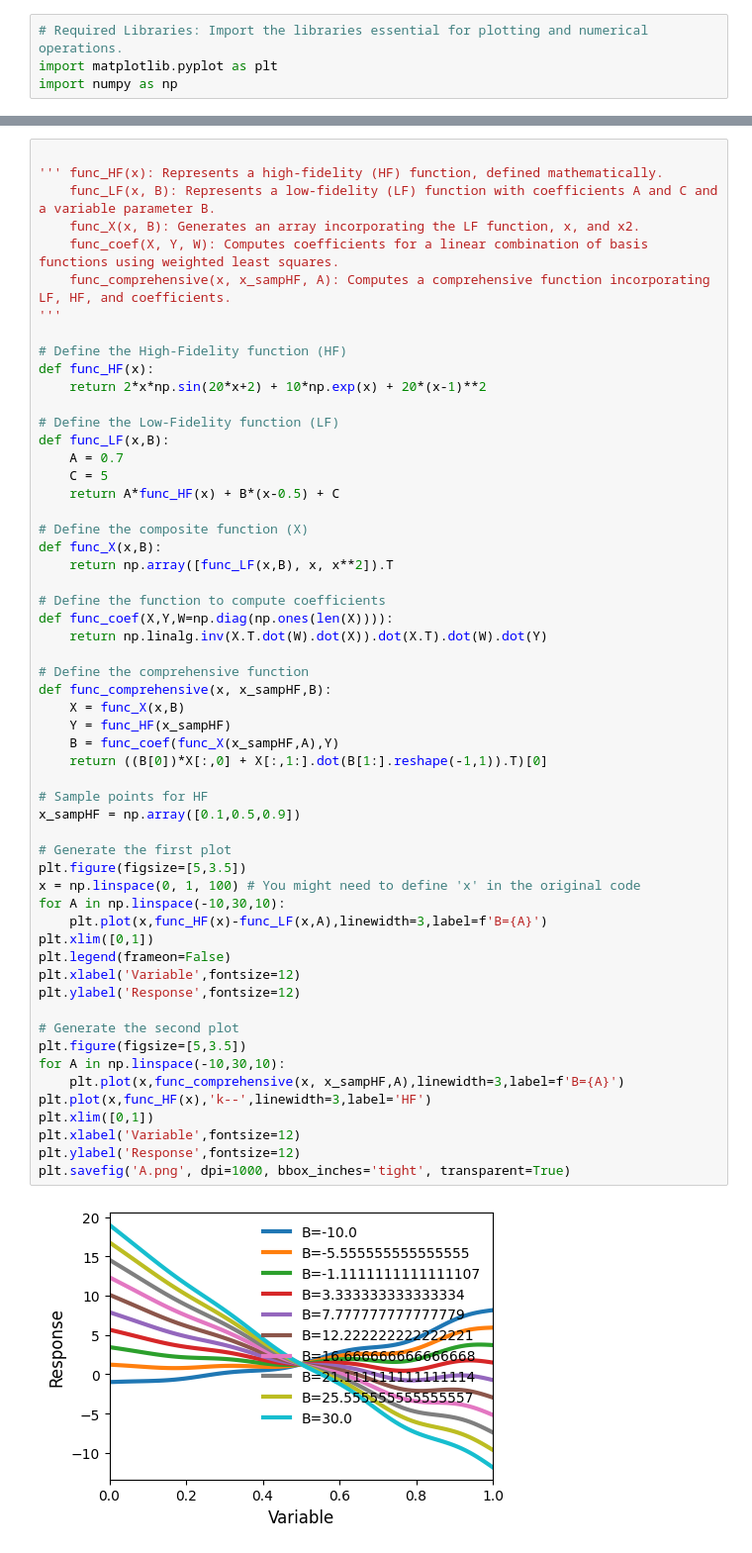
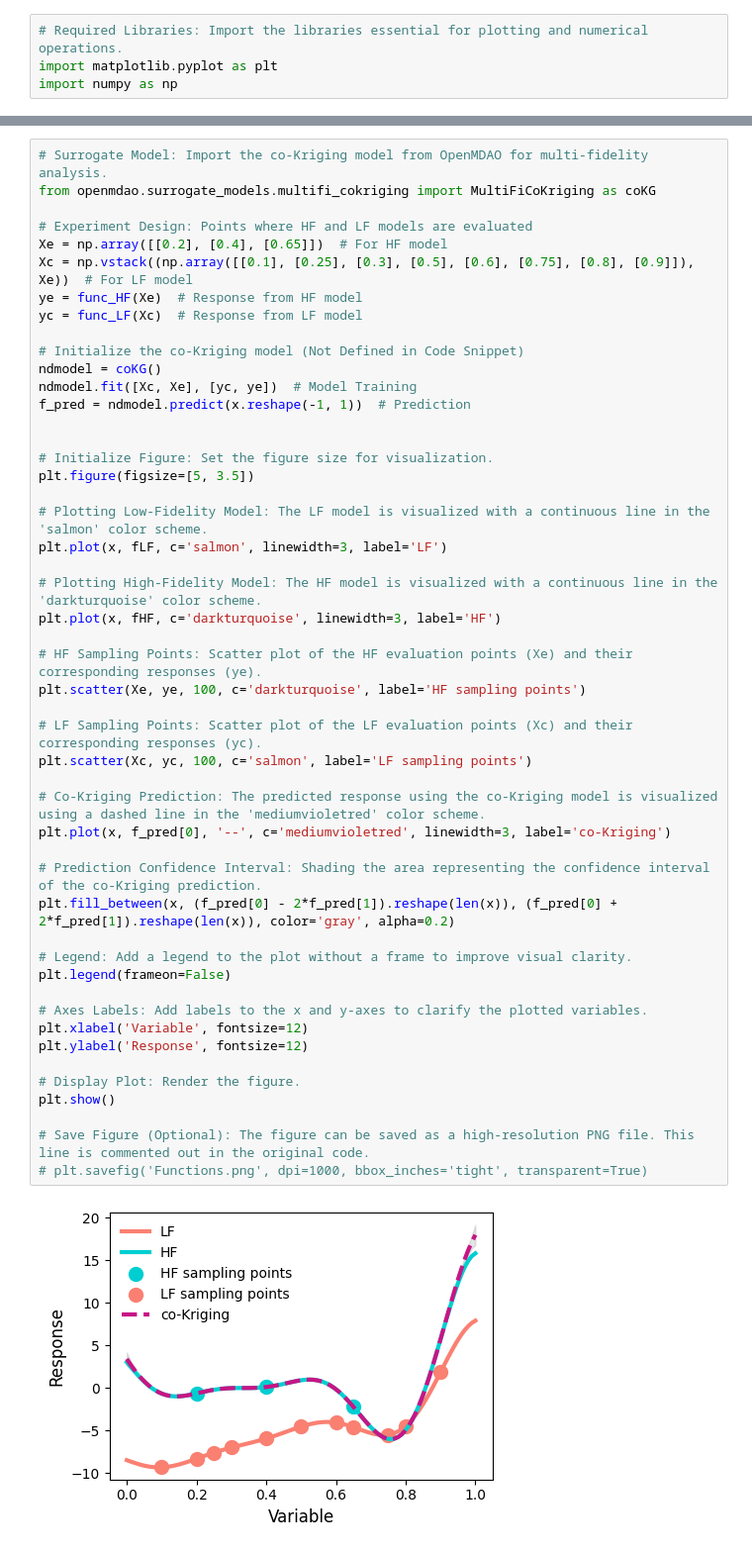
Before and after one commit to mgisellef/ReviewOfMultiFidelityModels_ToyProblems, a Jupyter notebook: Benchmark_Functions.ipynb, the cells around one changed output, grey strips where cells are left out. Shown: that part at 99% size. Drawn from its saved outputs; the diff is of its cells as text.

Commit message:
Added Forrester function to Benchmark functions

```diff
--- a/Benchmark_Functions.ipynb
+++ b/Benchmark_Functions.ipynb
@@ -119,58 +167,51 @@ plt.savefig('Comprehensive.png', dpi=1000, bbox_inches='tight', transparent=True
 # %%
+# Surrogate Model: Import the co-Kriging model from OpenMDAO for multi-fidelity analysis.
+from openmdao.surrogate_models.multifi_cokriging import MultiFiCoKriging as coKG
 
-''' func_HF(x): Represents a high-fidelity (HF) function, defined mathematically.
-    func_LF(x, B): Represents a low-fidelity (LF) function with coefficients A and C and a variable parameter B.
-    func_X(x, B): Generates an array incorporating the LF function, x, and x2.
-    func_coef(X, Y, W): Computes coefficients for a linear combination of basis functions using weighted least squares.
-    func_comprehensive(x, x_sampHF, A): Computes a comprehensive function incorporating LF, HF, and coefficients.
-'''
+# Experiment Design: Points where HF and LF models are evaluated
+Xe = np.array([[0.2], [0.4], [0.65]])  # For HF model
+Xc = np.vstack((np.array([[0.1], [0.25], [0.3], [0.5], [0.6], [0.75], [0.8], [0.9]]), Xe))  # For LF model
+ye = func_HF(Xe)  # Response from HF model
+yc = func_LF(Xc)  # Response from LF model
 
-# Define the High-Fidelity function (HF)
-def func_HF(x):
-    return 2*x*np.sin(20*x+2) + 10*np.exp(x) + 20*(x-1)**2
+# Initialize the co-Kriging model (Not Defined in Code Snippet)
+ndmodel = coKG()
+ndmodel.fit([Xc, Xe], [yc, ye])  # Model Training
+f_pred = ndmodel.predict(x.reshape(-1, 1))  # Prediction
 
-# Define the Low-Fidelity function (LF)
-def func_LF(x,B):
-    A = 0.7
-    C = 5
-    return A*func_HF(x) + B*(x-0.5) + C
 
-# Define the composite function (X)
-def func_X(x,B):
-    return np.array([func_LF(x,B), x, x**2]).T
+# Initialize Figure: Set the figure size for visualization.
+plt.figure(figsize=[5, 3.5])
 
-# Define the function to compute coefficients
-def func_coef(X,Y,W=np.diag(np.ones(len(X)))):
-    return np.linalg.inv(X.T.dot(W).dot(X)).dot(X.T).dot(W).dot(Y)
+# Plotting Low-Fidelity Model: The LF model is visualized with a continuous line in the 'salmon' color scheme.
+plt.plot(x, fLF, c='salmon', linewidth=3, label='LF')
 
-# Define the comprehensive function
-def func_comprehensive(x, x_sampHF,B):
-    X = func_X(x,B)
-    Y = func_HF(x_sampHF)
-    B = func_coef(func_X(x_sampHF,A),Y)
-    return ((B[0])*X[:,0] + X[:,1:].dot(B[1:].reshape(-1,1)).T)[0]
+# Plotting High-Fidelity Model: The HF model is visualized with a continuous line in the 'darkturquoise' color scheme.
+plt.plot(x, fHF, c='darkturquoise', linewidth=3, label='HF')
 
-# Sample points for HF
-x_sampHF = np.array([0.1,0.5,0.9])
+# HF Sampling Points: Scatter plot of the HF evaluation points (Xe) and their corresponding responses (ye).
+plt.scatter(Xe, ye, 100, c='darkturquoise', label='HF sampling points')
 
-# Generate the first plot
-plt.figure(figsize=[5,3.5])
-x = np.linspace(0, 1, 100) # You might need to define 'x' in the original code
-for A in np.linspace(-10,30,10):
-    plt.plot(x,func_HF(x)-func_LF(x,A),linewidth=3,label=f'B={A}')
-plt.xlim([0,1])
+# LF Sampling Points: Scatter plot of the LF evaluation points (Xc) and their corresponding responses (yc).
+plt.scatter(Xc, yc, 100, c='salmon', label='LF sampling points')
+
+# Co-Kriging Prediction: The predicted response using the co-Kriging model is visualized using a dashed line in the 'mediumvioletred' color scheme.
+plt.plot(x, f_pred[0], '--', c='mediumvioletred', linewidth=3, label='co-Kriging')
+
+# Prediction Confidence Interval: Shading the area representing the confidence interval of the co-Kriging prediction.
+plt.fill_between(x, (f_pred[0] - 2*f_pred[1]).reshape(len(x)), (f_pred[0] + 2*f_pred[1]).reshape(len(x)), color='gray', alpha=0.2)
+
+# Legend: Add a legend to the plot without a frame to improve visual clarity.
 plt.legend(frameon=False)
-plt.xlabel('Variable',fontsize=12)
-plt.ylabel('Response',fontsize=12)
 
-# Generate the second plot
-plt.figure(figsize=[5,3.5])
-for A in np.linspace(-10,30,10):
-    plt.plot(x,func_comprehensive(x, x_sampHF,A),linewidth=3,label=f'B={A}')
-plt.plot(x,func_HF(x),'k--',linewidth=3,label='HF')
-plt.xlim([0,1])
-plt.xlabel('Variable',fontsize=12)
-plt.ylabel('Response',fontsize=12)
-plt.savefig('A.png', dpi=1000, bbox_inches='tight', transparent=True)
+# Axes Labels: Add labels to the x and y-axes to clarify the plotted variables.
+plt.xlabel('Variable', fontsize=12)
+plt.ylabel('Response', fontsize=12)
+
+# Display Plot: Render the figure.
+plt.show()
+
+# Save Figure (Optional): The figure can be saved as a high-resolution PNG file. This line is commented out in the original code.
+# plt.savefig('Functions.png', dpi=1000, bbox_inches='tight', transparent=True)
 # %% [output]
-[figure, old version]
+[figure, new version]
```
Also changed, not shown: parts of 8 cells of this notebook, 2 other files.
